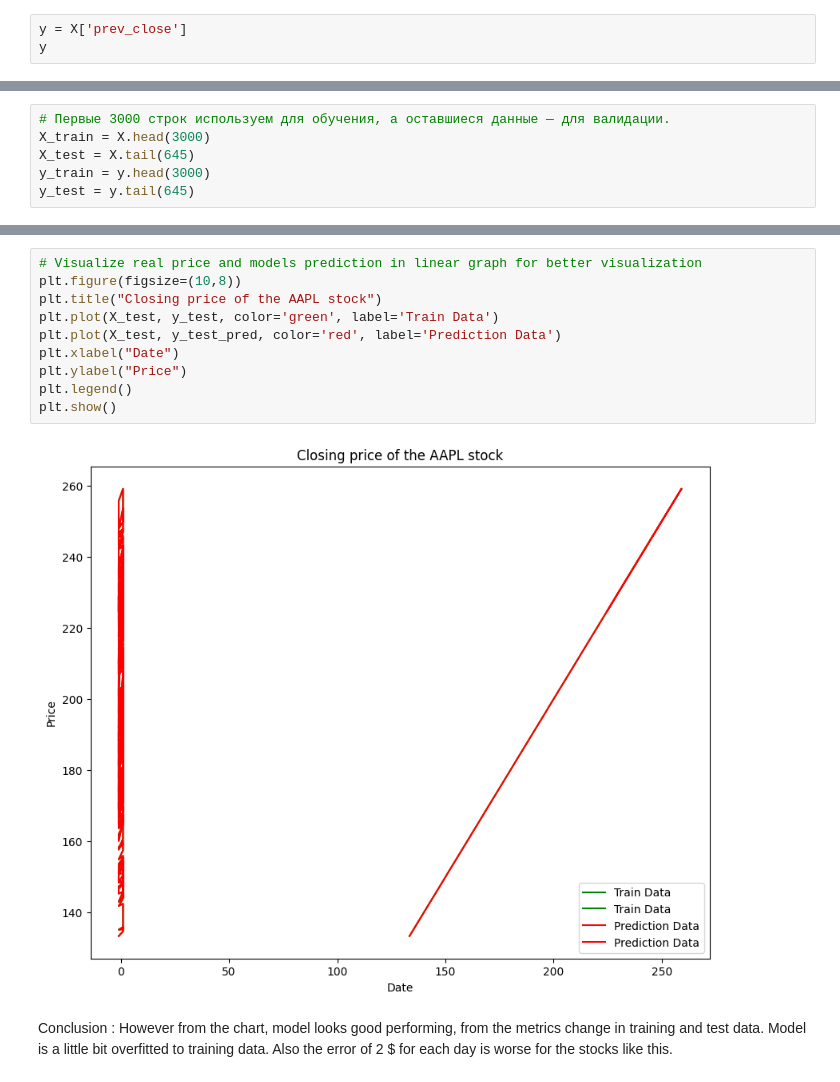
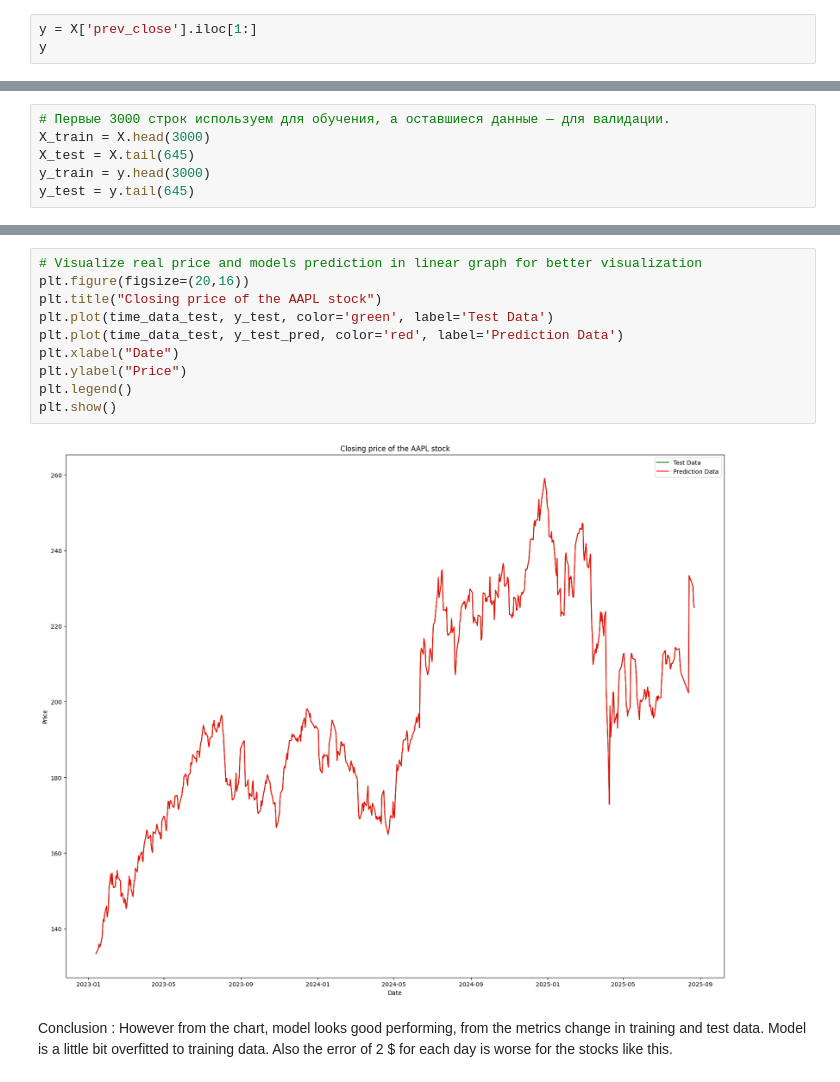
Before and after one commit to Ziyo78/apple_stock_real_price, a Jupyter notebook: l5_forecasting_ml_task.ipynb, the cells around one changed output, grey strips where cells are left out. Saved outputs shown, nothing was run; the diff lists cells and outputs as text.

```diff
--- a/l5_forecasting_ml_task.ipynb
+++ b/l5_forecasting_ml_task.ipynb
@@ -193,6 +168,6 @@ X
 | 3647 | 224.90 | -1 |
 3648 rows × 2 columns
 # %%
-y = X['prev_close']
+y = X['prev_close'].iloc[1:]
 y
 # %% [output]
@@ -259,14 +234,14 @@ plt.show()
 # %%
 # Visualize real price and models prediction in linear graph for better visualization
-plt.figure(figsize=(10,8))
+plt.figure(figsize=(20,16))
 plt.title("Closing price of the AAPL stock")
-plt.plot(X_test, y_test, color='green', label='Train Data')
-plt.plot(X_test, y_test_pred, color='red', label='Prediction Data')
+plt.plot(time_data_test, y_test, color='green', label='Test Data')
+plt.plot(time_data_test, y_test_pred, color='red', label='Prediction Data')
 plt.xlabel("Date")
 plt.ylabel("Price")
 plt.legend()
 plt.show()
 # %% [output]
-[figure, old version]
+[figure, new version]
 # %% [markdown]
 Conclusion : However from the chart, model looks good performing, from the metrics change in training and test data. Model is a little bit overfitted to training data. Also the error of 2 $ for each day is worse for the stocks like this.
```
Also changed, not shown: parts of 6 cells of this notebook, 2 other files.
